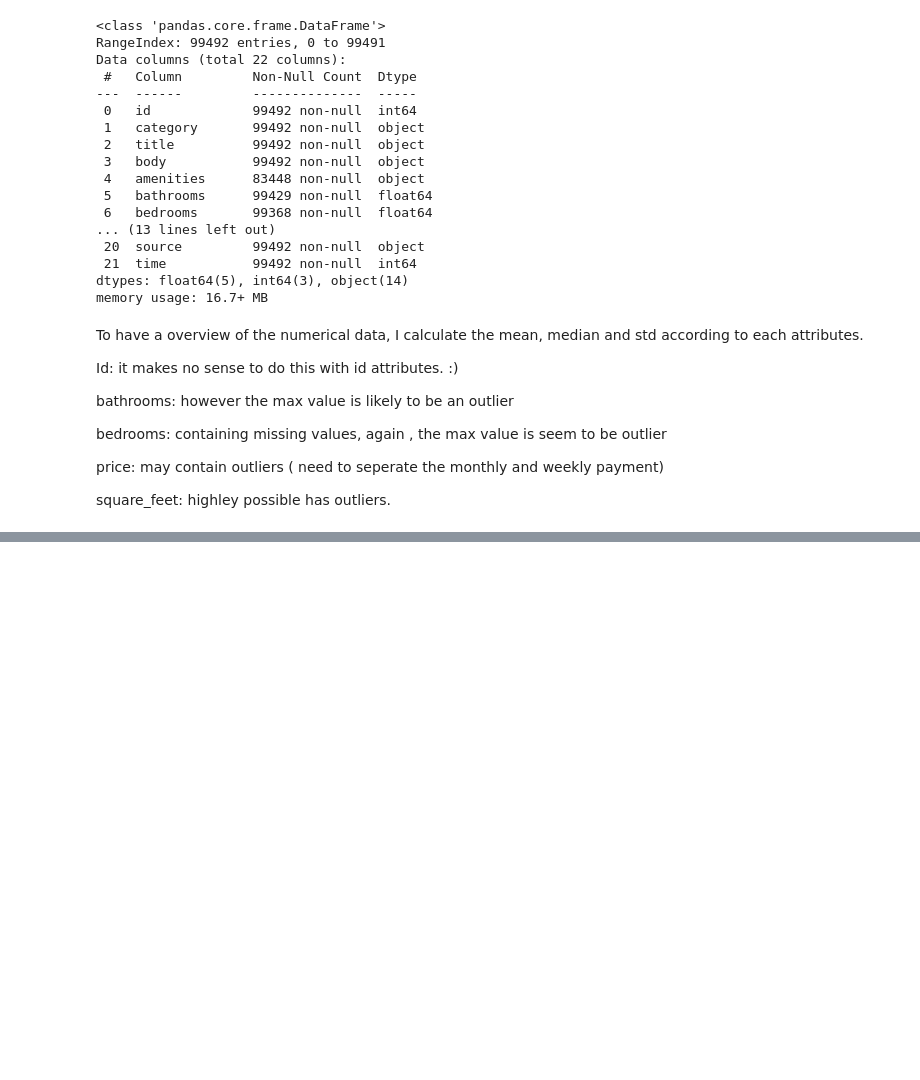
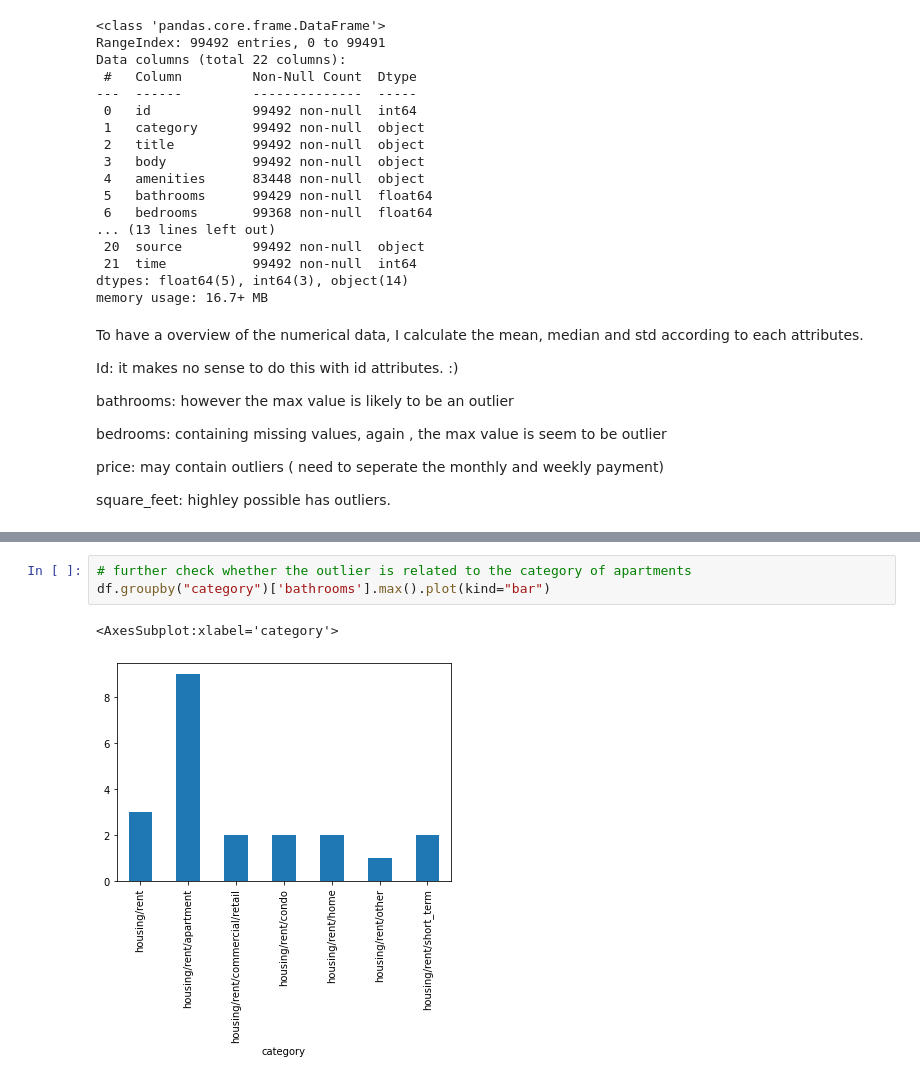
Before and after one commit to humbleman24/data-mining, a Jupyter notebook: assessment/apartments.ipynb, the cells around one changed output, grey strips where cells are left out. Drawn from its saved outputs; the diff is of its cells as text; blank space fills up the shorter version.

```diff
--- a/assessment/apartments.ipynb
+++ b/assessment/apartments.ipynb
@@ -106,0 +305,6 @@ dtype: int64
+# %%
+# further check whether the outlier is related to the category of apartments
+df.groupby("category")['bathrooms'].max().plot(kind="bar")
+# %% [output]
+<AxesSubplot:xlabel='category'>
+[figure, added]
```
Also changed, not shown: parts of 24 cells of this notebook, 2 other files.
